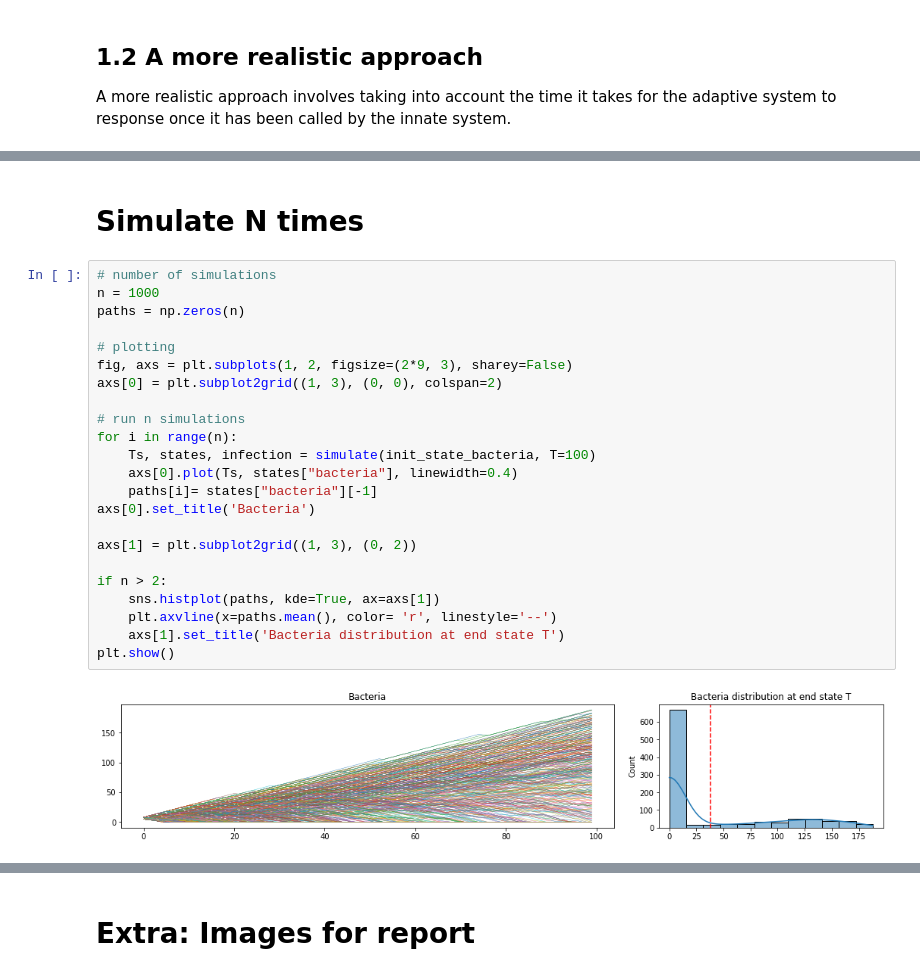
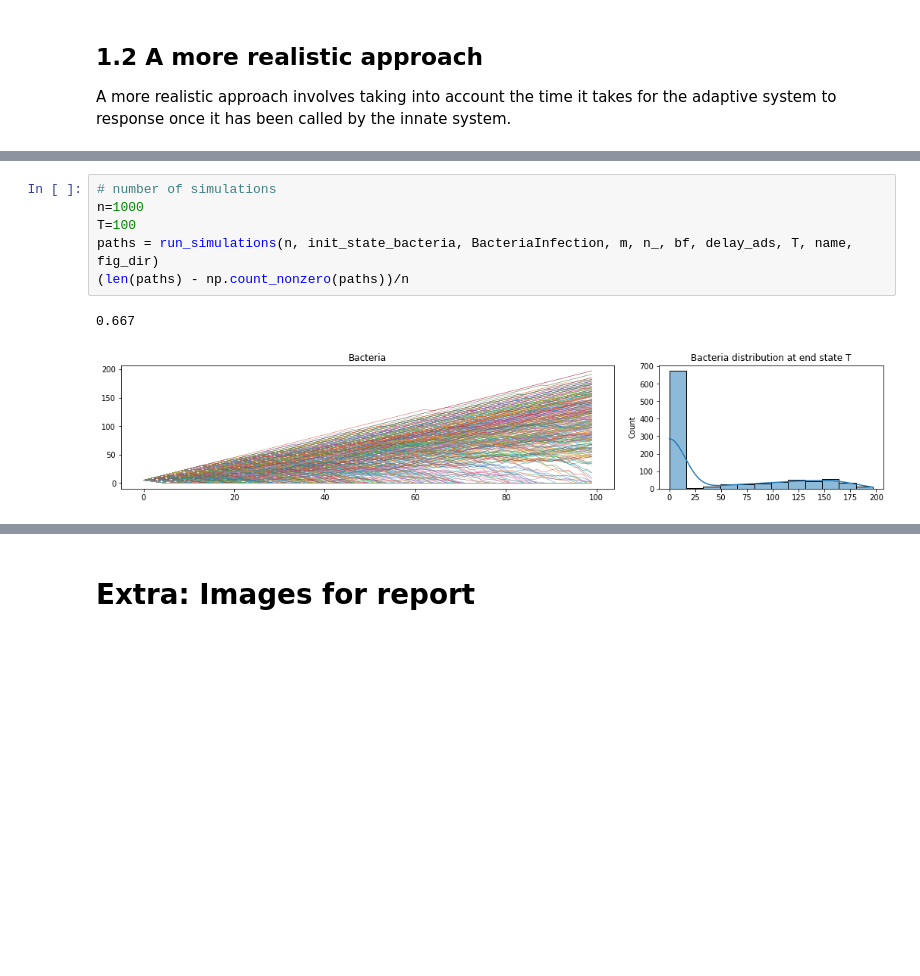
Before and after one commit to gabrielraya/immune-system, a Jupyter notebook: Project.ipynb, the cells around one changed output, grey strips where cells are left out. Cells and saved outputs as stored; diff of their text form; blank space fills up the shorter version.

```diff
--- a/Project.ipynb
+++ b/Project.ipynb
@@ -203,27 +258,9 @@ plot_state(infection.state, name, "end", fig_dir)
-# %% [markdown]
-# Simulate N times
 # %%
 # number of simulations
-n = 1000
-paths = np.zeros(n)
-
-# plotting
-fig, axs = plt.subplots(1, 2, figsize=(2*9, 3), sharey=False)
-axs[0] = plt.subplot2grid((1, 3), (0, 0), colspan=2)
-
-# run n simulations
-for i in range(n):
-    Ts, states, infection = simulate(init_state_bacteria, T=100)
-    axs[0].plot(Ts, states["bacteria"], linewidth=0.4)
-    paths[i]= states["bacteria"][-1]
-axs[0].set_title('Bacteria')
-
-axs[1] = plt.subplot2grid((1, 3), (0, 2))
-
-if n > 2:
-    sns.histplot(paths, kde=True, ax=axs[1])
-    plt.axvline(x=paths.mean(), color= 'r', linestyle='--')
-    axs[1].set_title('Bacteria distribution at end state T')
-plt.show()
+n=1000
+T=100
+paths = run_simulations(n, init_state_bacteria, BacteriaInfection, m, n_, bf, delay_ads, T, name, fig_dir)
+(len(paths) - np.count_nonzero(paths))/n
 # %% [output]
+0.667
-[figure, old version]
+[figure, new version]
```
Also changed, not shown: parts of 9 cells of this notebook, 1 other file.
